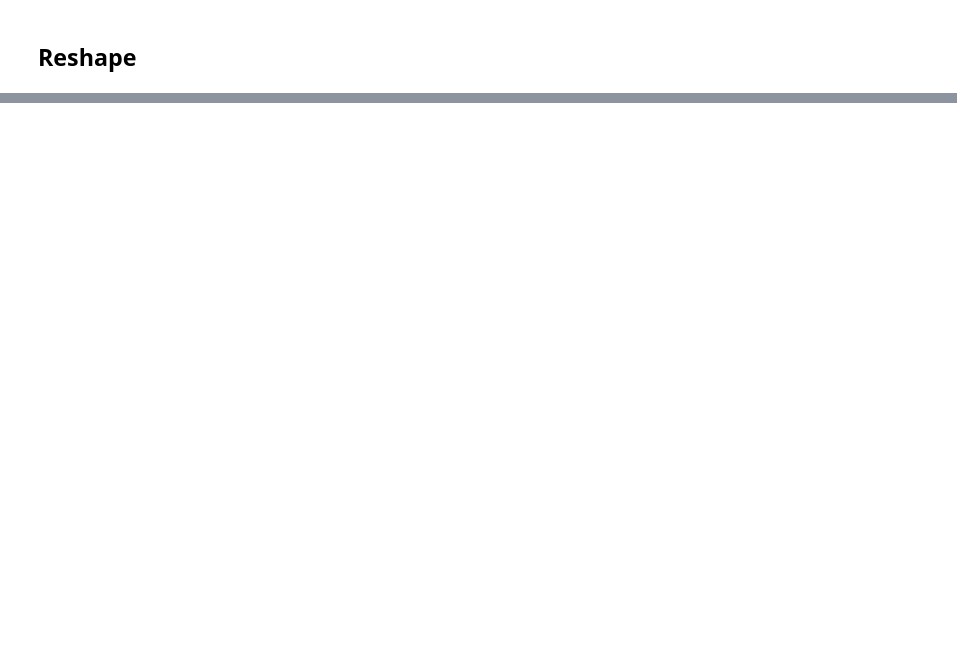
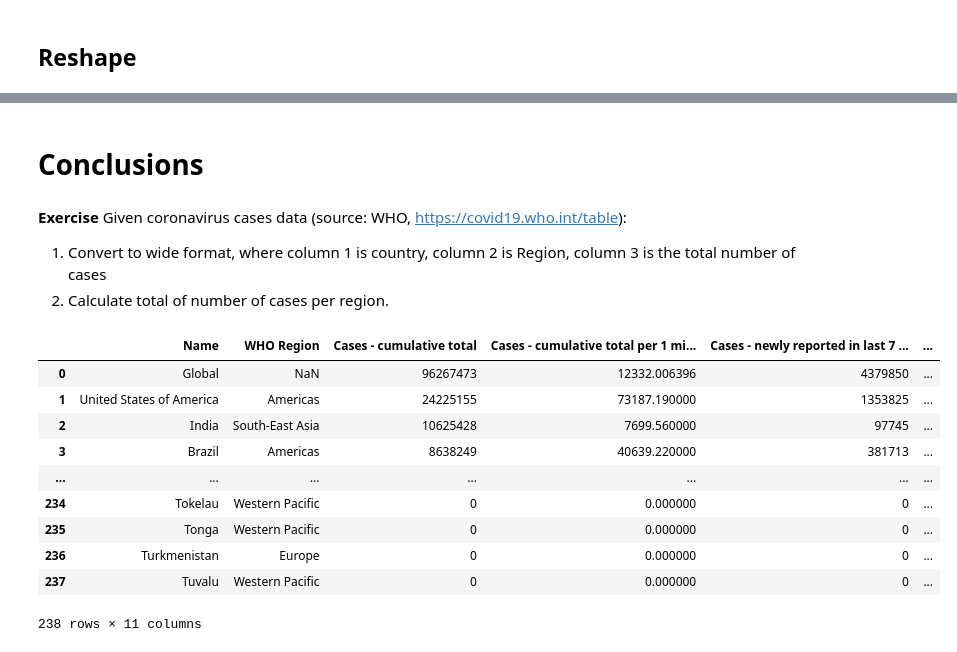
Before and after one commit to btel/2021-03-29-uj-python, a Jupyter notebook: introduction_to_pandas.ipynb, the cells around one changed output, grey strips where cells are left out. Drawn from its saved outputs; the diff is of its cells as text; code cells hidden in the pictures; blank space fills up the shorter version.

```diff
--- a/introduction_to_pandas.ipynb
+++ b/introduction_to_pandas.ipynb
@@ -351,0 +554,21 @@ Calculate (and plot) mean GDP for each year
+# %% [markdown]
+# Conclusions
+# %% [markdown]
+**Exercise** Given coronavirus cases data (source: WHO, https://covid19.who.int/table):
+
+1. Convert to wide format, where column 1 is country, column 2 is Region, column 3 is the total number of cases
+2. Calculate total of number of cases per region.
+# %%
+pd.read_csv("data/WHO COVID-19 global table data January 22nd 2021 at 9.16.23 PM.csv")
+# %% [output]
+|  | Name | WHO Region | Cases - cumulative total | Cases - cumulative total per 1 mi... | Cases - newly reported in last 7 ... | ... |
+| 0 | Global | NaN | 96267473 | 12332.006396 | 4379850 | ... |
+| 1 | United States of America | Americas | 24225155 | 73187.190000 | 1353825 | ... |
+| 2 | India | South-East Asia | 10625428 | 7699.560000 | 97745 | ... |
+| 3 | Brazil | Americas | 8638249 | 40639.220000 | 381713 | ... |
+| ... | ... | ... | ... | ... | ... | ... |
+| 234 | Tokelau | Western Pacific | 0 | 0.000000 | 0 | ... |
+| 235 | Tonga | Western Pacific | 0 | 0.000000 | 0 | ... |
+| 236 | Turkmenistan | Europe | 0 | 0.000000 | 0 | ... |
+| 237 | Tuvalu | Western Pacific | 0 | 0.000000 | 0 | ... |
+238 rows × 11 columns
```
Also changed, not shown: parts of 39 cells of this notebook, 11 other files.
